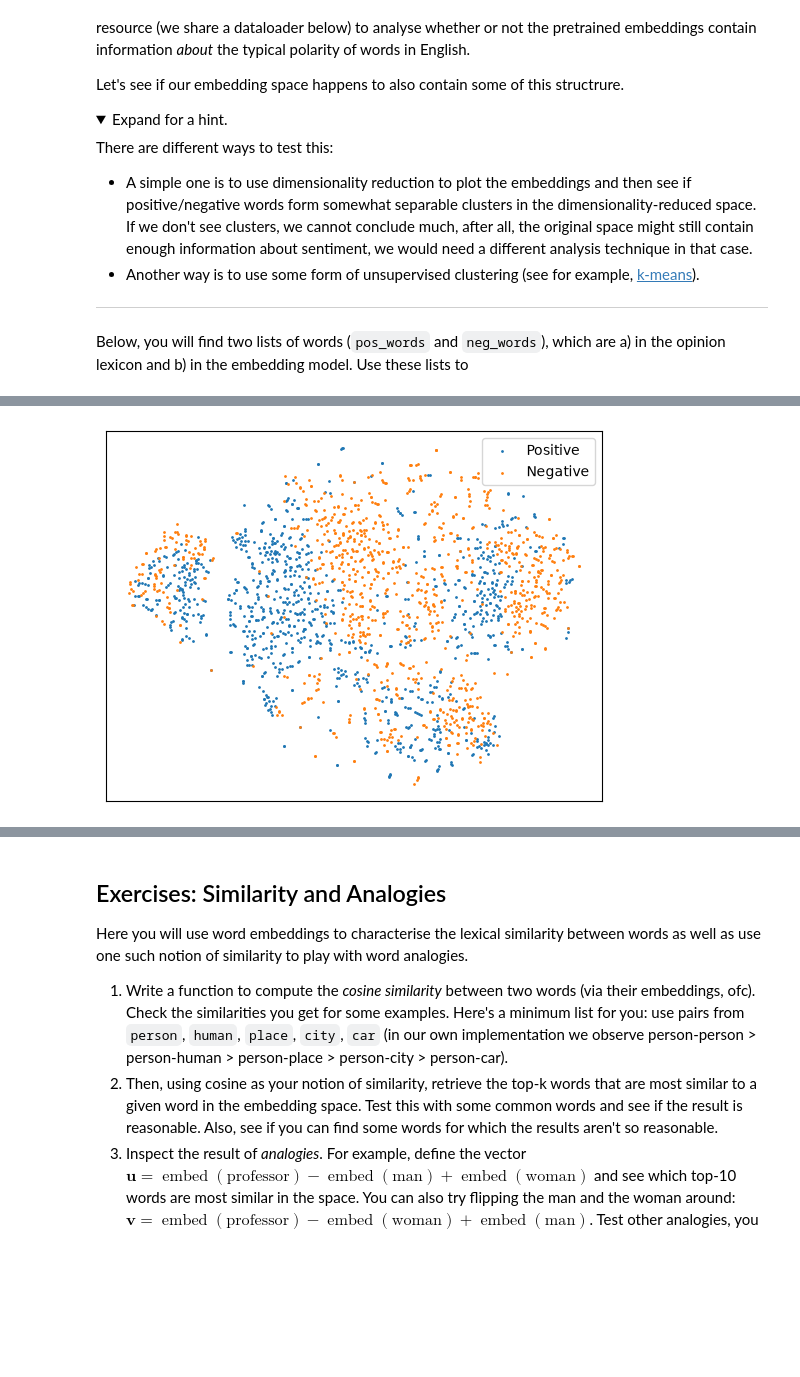
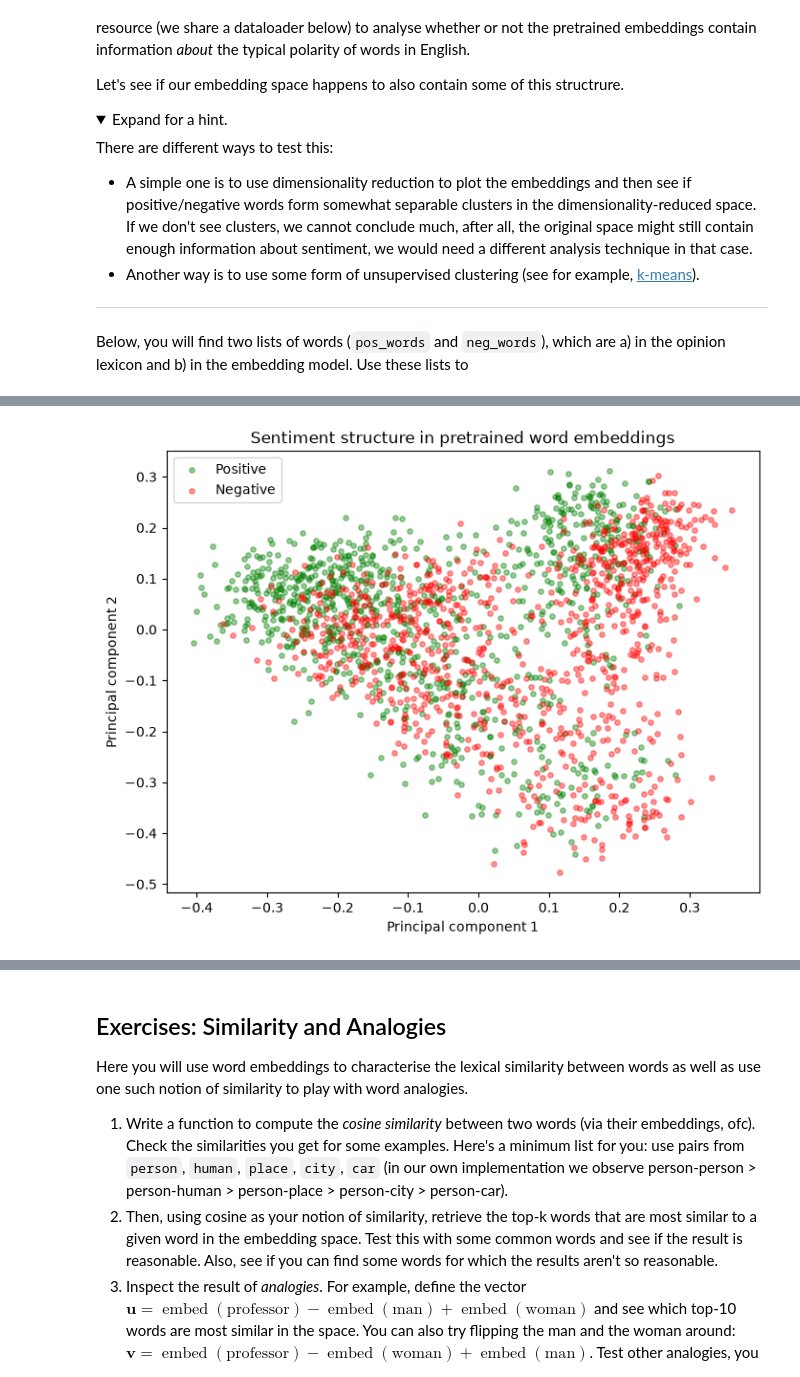
Before and after one commit to angelosntousis/Athena, a Jupyter notebook: part2/tutorial.ipynb, the cells around one changed output, grey strips where cells are left out. Cells and saved outputs as stored; diff of their text form; code cells hidden in the pictures; folded sections open; blank space fills up the shorter version.

```diff
--- a/part2/tutorial.ipynb
+++ b/part2/tutorial.ipynb
@@ -580,8 +670,73 @@ df
 # %%
-try:
-    from part2 import solutions
-except ImportError:
-    print("You need your own implementation of cos_similarity")
-else:
-    solutions.analyse_embs(trained_emb_model, pos_words, neg_words)
+import numpy as np
+import matplotlib.pyplot as plt
+from sklearn.decomposition import PCA
+from sklearn.cluster import KMeans
+from sklearn.preprocessing import normalize
+from sklearn.metrics import adjusted_rand_score
+
+# Get positive and negative words covered by the embedding model.
+pos_words, neg_words = part2.utils.sample_pos_and_neg_words(
+    trained_emb_model, size=1000, seed=42
+)
+
+words = pos_words + neg_words
+labels = np.array([1] * len(pos_words) + [0] * len(neg_words))
+
+# One row per word, one column per embedding dimension.
+X = np.stack([
+    trained_emb_model.embed_word(word)
+    for word in words
+])
+
+# Normalize so vector length does not dominate the comparison.
+X = normalize(X)
+
+# 1. Reduce to two dimensions for visualization.
+pca = PCA(n_components=2)
+X_2d = pca.fit_transform(X)
+
+plt.figure(figsize=(8, 6))
+
+for label, name, color in [
+    (1, "Positive", "green"),
+    (0, "Negative", "red"),
+]:
+    mask = labels == label
+    plt.scatter(
+        X_2d[mask, 0],
+        X_2d[mask, 1],
+        label=name,
+        color=color,
+        alpha=0.4,
+        s=15,
+    )
+
+plt.xlabel("Principal component 1")
+plt.ylabel("Principal component 2")
+plt.title("Sentiment structure in pretrained word embeddings")
+plt.legend()
+plt.show()
+
+print(
+    "Variance retained in the 2D plot:",
+    f"{pca.explained_variance_ratio_.sum():.1%}"
+)
+
+# 2. Cluster in the full embedding space, not the 2D projection.
+clusters = KMeans(
+    n_clusters=2, random_state=42, n_init=10
+).fit_predict(X)
+
+for cluster_id in range(2):
+    mask = clusters == cluster_id
+    print(
+        f"Cluster {cluster_id}: "
+        f"{np.sum(labels[mask] == 1)} positive, "
+        f"{np.sum(labels[mask] == 0)} negative"
+    )
+
+ari = adjusted_rand_score(labels, clusters)
+print(f"Adjusted Rand Index: {ari:.3f}")
 # %% [output]
+[figure, new version]
@@ -605 +746,0 @@ Iteration  500, KL divergence 1.7202, 50 iterations in 0.3063 sec
-[figure, old version]
```
Also changed, not shown: parts of 60 cells of this notebook, 1 other file.
